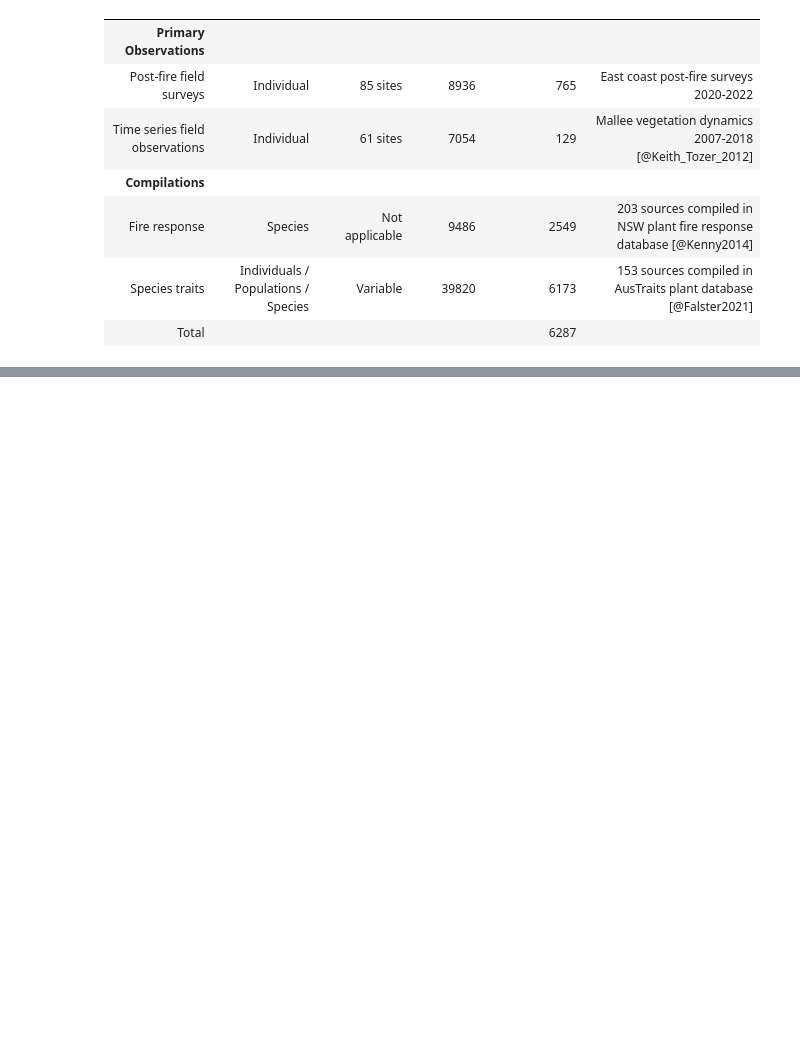
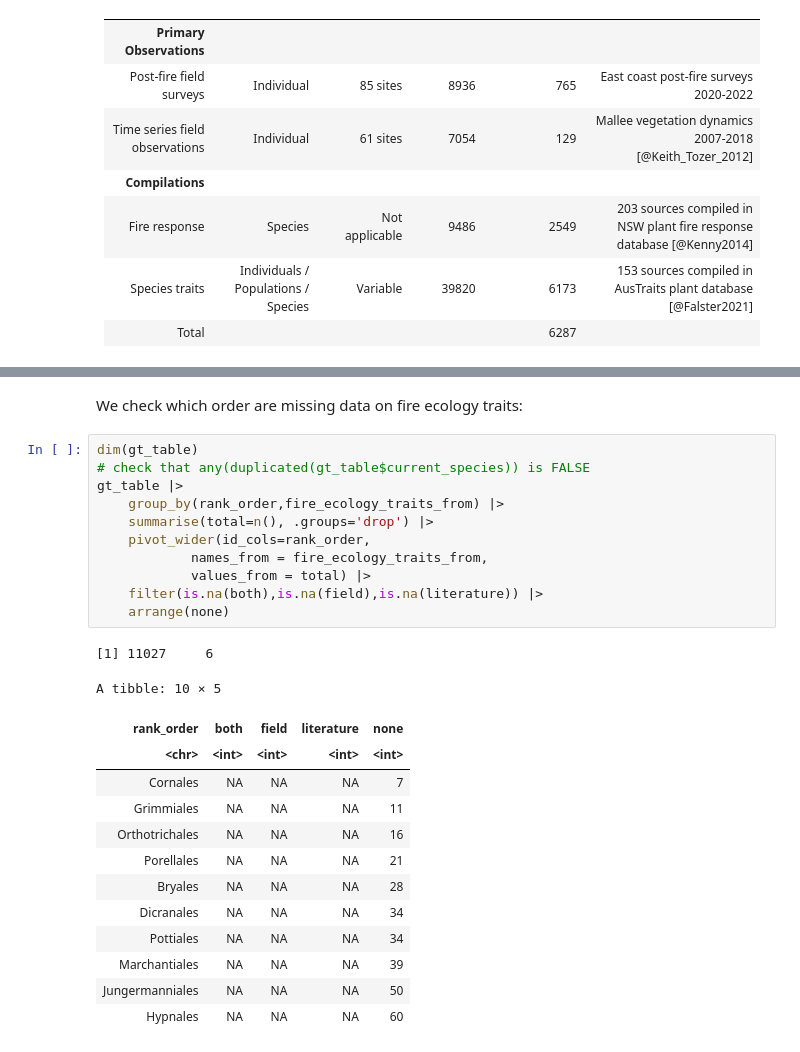
Before and after one commit to ces-unsw-edu-au/fireveg-analysis, a Jupyter notebook: Notebooks/Overview-taxonomic-coverage.ipynb, the cells around one changed output, grey strips where cells are left out. Saved outputs shown, nothing was run; the diff lists cells and outputs as text; blank space fills up the shorter version.

```diff
--- a/Notebooks/Overview-taxonomic-coverage.ipynb
+++ b/Notebooks/Overview-taxonomic-coverage.ipynb
@@ -544,0 +573,28 @@ display_markdown(tbl)
+# %% [markdown]
+We check which order are missing data on fire ecology traits:
+# %%
+dim(gt_table)
+# check that any(duplicated(gt_table$current_species)) is FALSE
+gt_table |>
+    group_by(rank_order,fire_ecology_traits_from) |>
+    summarise(total=n(), .groups='drop') |>
+    pivot_wider(id_cols=rank_order,
+            names_from = fire_ecology_traits_from,
+            values_from = total) |>
+    filter(is.na(both),is.na(field),is.na(literature)) |>
+    arrange(none)
+# %% [output]
+[1] 11027     6
+A tibble: 10 × 5
+| rank_order | both | field | literature | none |
+| <chr> | <int> | <int> | <int> | <int> |
+| Cornales | NA | NA | NA | 7 |
+| Grimmiales | NA | NA | NA | 11 |
+| Orthotrichales | NA | NA | NA | 16 |
+| Porellales | NA | NA | NA | 21 |
+| Bryales | NA | NA | NA | 28 |
+| Dicranales | NA | NA | NA | 34 |
+| Pottiales | NA | NA | NA | 34 |
+| Marchantiales | NA | NA | NA | 39 |
+| Jungermanniales | NA | NA | NA | 50 |
+| Hypnales | NA | NA | NA | 60 |
```
Also changed, not shown: parts of 13 cells of this notebook, 1 other file.
